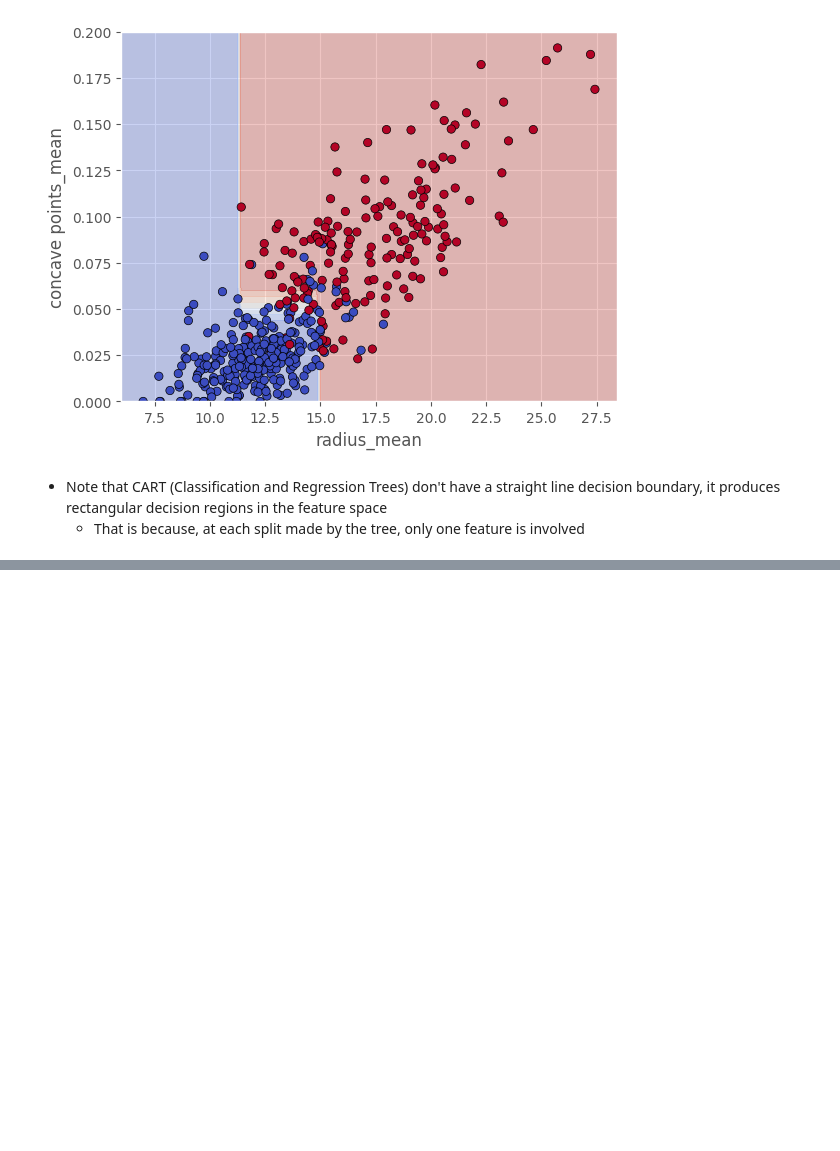
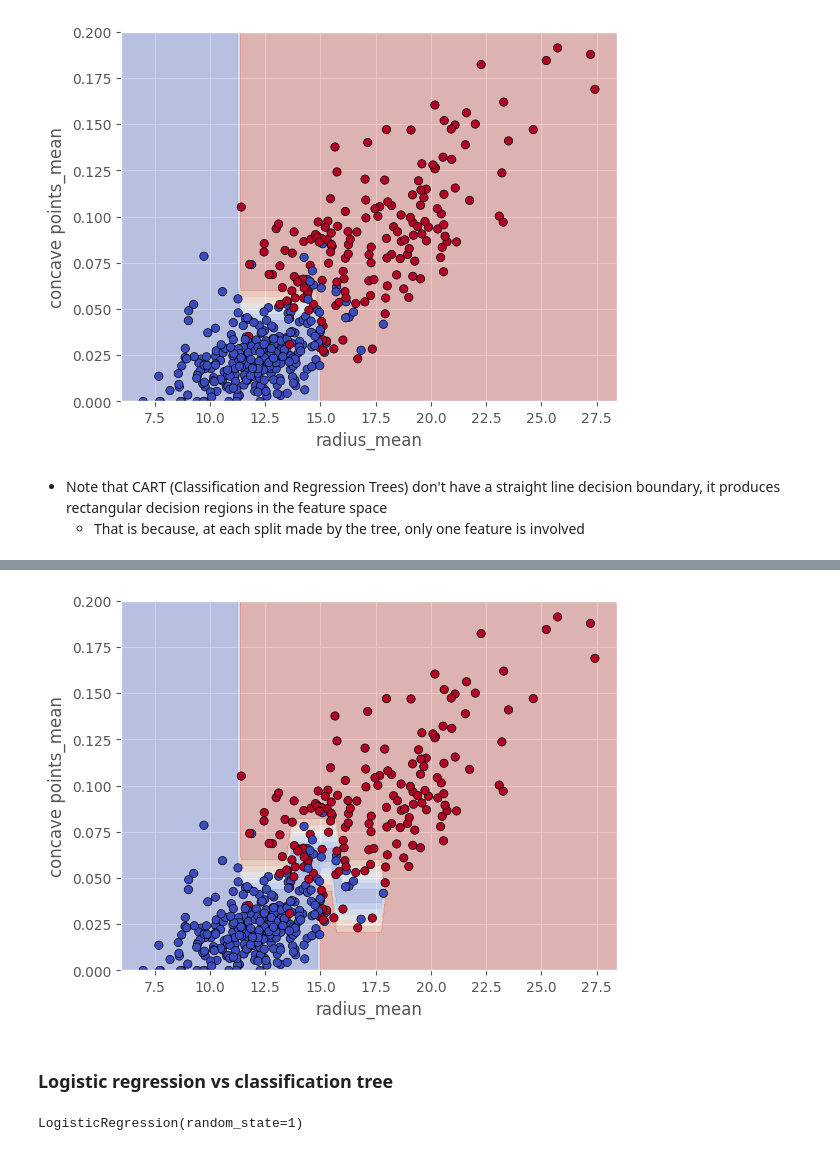
Before and after one commit to PaulToronto/DataCamp-Track---Machine-Learning-Scientist-in-Python, a Jupyter notebook: 6_1_Machine_Learning_with_Tree_Based_Models_in_Python_Classification_and_Regression_Trees.ipynb, the cells around one changed output, grey strips where cells are left out. Cells and saved outputs as stored; diff of their text form; code cells hidden in the pictures; blank space fills up the shorter version.

```diff
--- a/6_1_Machine_Learning_with_Tree_Based_Models_in_Python_Classification_and_Regression_Trees.ipynb
+++ b/6_1_Machine_Learning_with_Tree_Based_Models_in_Python_Classification_and_Regression_Trees.ipynb
@@ -182,0 +238,23 @@ plt.show()
+# %%
+disp = DecisionBoundaryDisplay.from_estimator(
+    dt,
+    X_train,
+    response_method='predict',
+    alpha=0.3,
+    cmap='coolwarm'
+)
+disp.ax_.scatter(X_train['radius_mean'], X_train['concave points_mean'], c=y_train, edgecolor='k', cmap='coolwarm')
+plt.ylim(0, 0.2)
+plt.show()
+# %% [output]
+[figure, added]
+# %% [markdown]
+### Logistic regression vs classification tree
+# %%
+# Instatiate logreg
+logreg = LogisticRegression(random_state=1)
+
+# Fit logreg to the training set
+logreg.fit(X_train, y_train)
+# %% [output]
+LogisticRegression(random_state=1)
```
Also changed, not shown: parts of 12 cells of this notebook.
